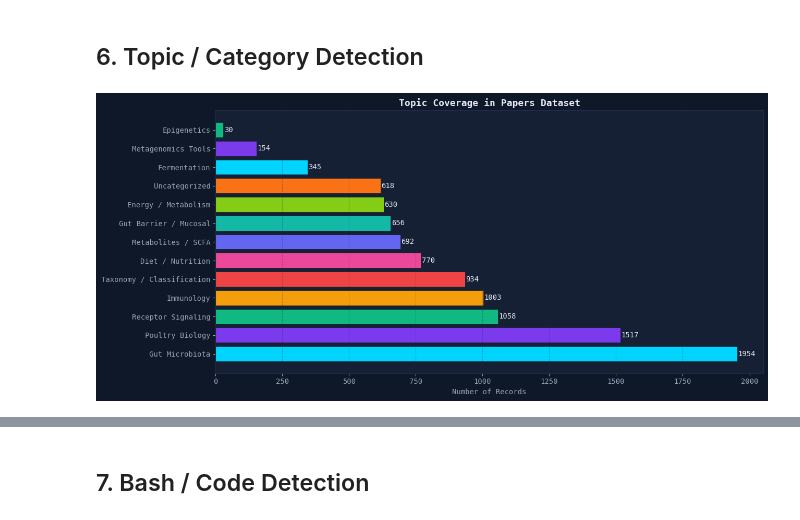
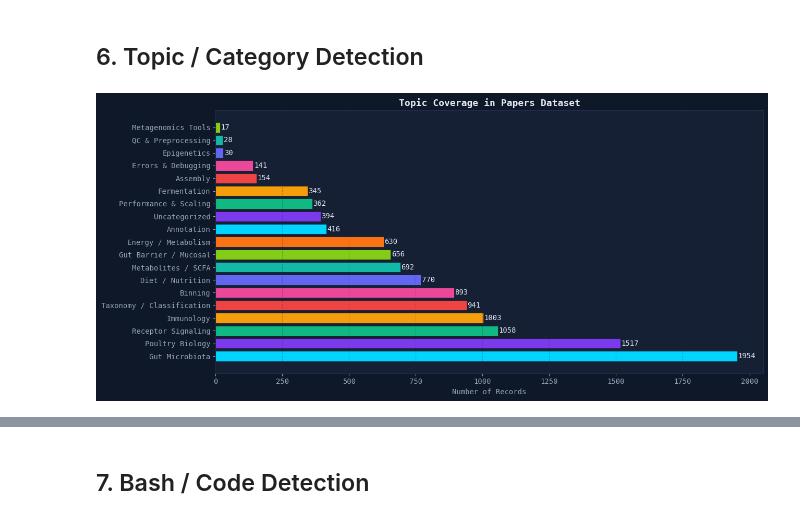
Before and after one commit to Youssef-Lamrabi/sockett, a Jupyter notebook: dataset/youssef/cleaning_script1/paperQ A analysis.ipynb, the cells around one changed output, grey strips where cells are left out. Cells and saved outputs as stored; diff of their text form; code cells hidden in the pictures.

```diff
--- a/dataset/youssef/cleaning_script1/paperQ A analysis.ipynb
+++ b/dataset/youssef/cleaning_script1/paperQ A analysis.ipynb
@@ -18,4 +18,4 @@ plt.rcParams['grid.linestyle']   = '--'
 plt.rcParams['font.family']      = 'monospace'
 ACCENT = ['#00d4ff','#7c3aed','#10b981','#f59e0b','#ef4444','#ec4899','#6366f1','#14b8a6','#84cc16','#f97316']
 
-FILE = 'metagenomics_instruction.jsonl'
+FILE = 'scientific_paper (HF) .jsonl'
@@ -195,18 +192,85 @@ WHY     368
 ## 6. Topic / Category Detection
 # %%
 TOPICS = {
-    'Gut Microbiota':          ['microbiota','microbiome','microbial','gut bacteria','microorganism'],
-    'Metabolites / SCFA':      ['metabolite','short-chain','fatty acid','scfa','butyrate','propionate','acetate','indole'],
-    'Immunology':              ['immune','immunometabol','cytokine','inflammatory','macrophage','t cell','lymphocyte','innate'],
-    'Receptor Signaling':      ['receptor','signaling','gpr41','gpr43','fxr','tgr5','toll-like','cascade','pathway','kinase'],
-    'Gut Barrier / Mucosal':   ['barrier','mucosal','epithelial','tight junction','mucus','intestinal','permeability'],
-    'Diet / Nutrition':        ['diet','nutrition','feed','fiber','substrate','polyphenol','amino acid','carbohydrate'],
-    'Poultry Biology':         ['poultry','avian','bird','chicken','broiler','turkey','hen','flock'],
-    'Fermentation':            ['ferment','anaerobic','lactic acid','bifidobacterium','lactobacillus','clostridium'],
-    'Metagenomics Tools':      ['metaspades','fastqc','checkm','maxbin','trimmomatic','fastp','bowtie','kraken','assembly','binning','contig'],
-    'Epigenetics':             ['epigenetic','histone','deacetylase','methylation','chromatin'],
-    'Energy / Metabolism':     ['glycolysis','oxidative','atp','energy','mitochondria','metabolic pathway','lipid'],
-    'Taxonomy / Classification':['taxonomy','16s','phylogenetic','species','genus','classification','otu','asv'],
+    # === PIPELINE METAGENOMIQUE ===
+    'QC & Preprocessing': [
+        'fastqc', 'fastp', 'trimmomatic', 'adapter',
+        'quality control', 'read filtering'
+    ],
+    'Assembly': [
+        'assembly', 'metaspades', 'megahit',
+        'contig', 'scaffold', 'n50'
+    ],
+    'Binning': [
+        'binning', 'maxbin', 'metabat',
+        'bin', 'genome reconstruction'
+    ],
+    'Annotation': [
+        'annotation', 'prokka', 'prodigal',
+        'gene prediction', 'functional'
+    ],
+    'Taxonomy / Classification': [
+        'taxonomy', '16s', 'phylogenetic', 'species', 'genus',
+        'classification', 'otu', 'asv', 'kraken', 'metaphlan'
+    ],
+    'Metagenomics Tools': [
+        'checkm', 'bowtie', 'fastp', 'fastqc',
+        'metaspades', 'maxbin', 'trimmomatic', 'kraken'
+    ],
+
+    # === TROUBLESHOOTING ===
+    'Errors & Debugging': [
+        'error', 'failed', 'crash', 'memory', 'segfault',
+        'warning', 'exception', 'bug'
+    ],
+    'Performance & Scaling': [
+        'cpu', 'thread', 'ram', 'parallelism',
+        'cluster', 'hpc', 'runtime'
+    ],
+
+    # === CONTEXTE BIOLOGIQUE ===
+    'Gut Microbiota': [
+        'microbiota', 'microbiome', 'microbial', 'gut bacteria',
+        'microorganism', 'microbial community'
+    ],
+    'Metabolites / SCFA': [
+        'metabolite', 'short-chain', 'fatty acid', 'scfa',
+        'butyrate', 'propionate', 'acetate', 'indole'
+    ],
+    'Fermentation': [
+        'ferment', 'anaerobic', 'lactic acid',
+        'bifidobacterium', 'lactobacillus', 'clostridium'
+    ],
+    'Diet / Nutrition': [
+        'diet', 'nutrition', 'feed', 'fiber', 'substrate',
+        'polyphenol', 'amino acid', 'carbohydrate'
+    ],
+    'Poultry Biology': [
+        'poultry', 'avian', 'bird', 'chicken',
+        'broiler', 'turkey', 'hen', 'flock'
+    ],
+
+    # === BIOLOGIE===
+    'Immunology': [
+        'immune', 'immunometabol', 'cytokine', 'inflammatory',
+        'macrophage', 't cell', 'lymphocyte', 'innate'
+    ],
+    'Receptor Signaling': [
+        'receptor', 'signaling', 'gpr41', 'gpr43', 'fxr',
+        'tgr5', 'toll-like', 'cascade', 'pathway', 'kinase'
+    ],
+    'Gut Barrier / Mucosal': [
+        'barrier', 'mucosal', 'epithelial', 'tight junction',
+        'mucus', 'intestinal', 'permeability'
+    ],
+    'Energy / Metabolism': [
+        'glycolysis', 'oxidative', 'atp', 'energy',
+        'mitochondria', 'metabolic pathway', 'lipid'
+    ],
+    'Epigenetics': [
+        'epigenetic', 'histone', 'deacetylase',
+        'methylation', 'chromatin'
+    ],
 }
 
 def detect_topics(text, topic_dict):
@@ -216,35 +280,35 @@ def detect_topics(text, topic_dict):
         if any(kw in text for kw in kws):
             found.append(topic)
     return found if found else ['Uncategorized']
 
 df['topics'] = df.apply(lambda r: detect_topics(r['instruction'] + ' ' + r['output'], TOPICS), axis=1)
 df['topic_count'] = df['topics'].apply(len)
 
 # Flatten for counting
 all_topics = [t for topics in df['topics'] for t in topics]
 topic_counts = collections.Counter(all_topics)
 
 fig, ax = plt.subplots(figsize=(13, 6))
 fig.patch.set_facecolor('#0f1829')
 topics_sorted = sorted(topic_counts.items(), key=lambda x: x[1], reverse=True)
 labels, vals = zip(*topics_sorted)
 colors = ACCENT[:len(labels)]
 bars = ax.barh(labels, vals, color=colors, edgecolor='#0f1829', linewidth=0.5)
 ax.set_title('Topic Coverage in Papers Dataset', color='#e2e8f0', fontsize=13, fontweight='bold')
 ax.set_xlabel('Number of Records', fontsize=10)
 for bar, val in zip(bars, vals):
     ax.text(bar.get_width() + 3, bar.get_y() + bar.get_height()/2, str(val), va='center', color='#e2e8f0', fontsize=10)
 ax.grid(True, axis='x', alpha=0.3)
 plt.tight_layout()
-plt.savefig('papers_topics.png', dpi=130, bbox_inches='tight', facecolor='#0f1829')
+
 plt.show()
 
 print('\nTopic Distribution:')
 for label, val in topics_sorted:
     pct = val / len(df) * 100
     print(f'  {label:35s}: {val:5d}  ({pct:.1f}%)')
 # %% [output]
-[figure, old version]
+[figure, new version]
 Topic Distribution:
   Gut Microbiota                     :  1954  (43.7%)
   Poultry Biology                    :  1517  (34.0%)
```
Also changed, not shown: parts of 9 cells of this notebook, 16 other files.
